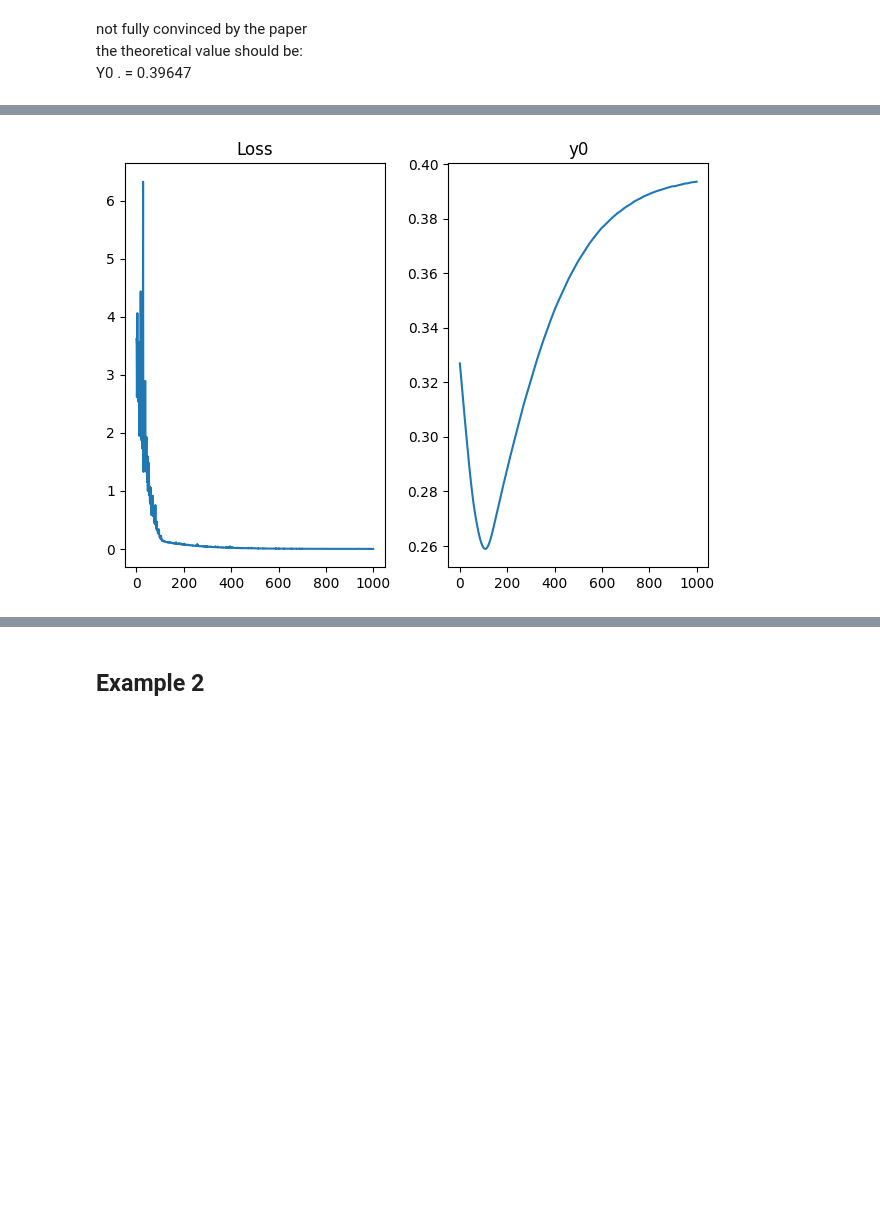
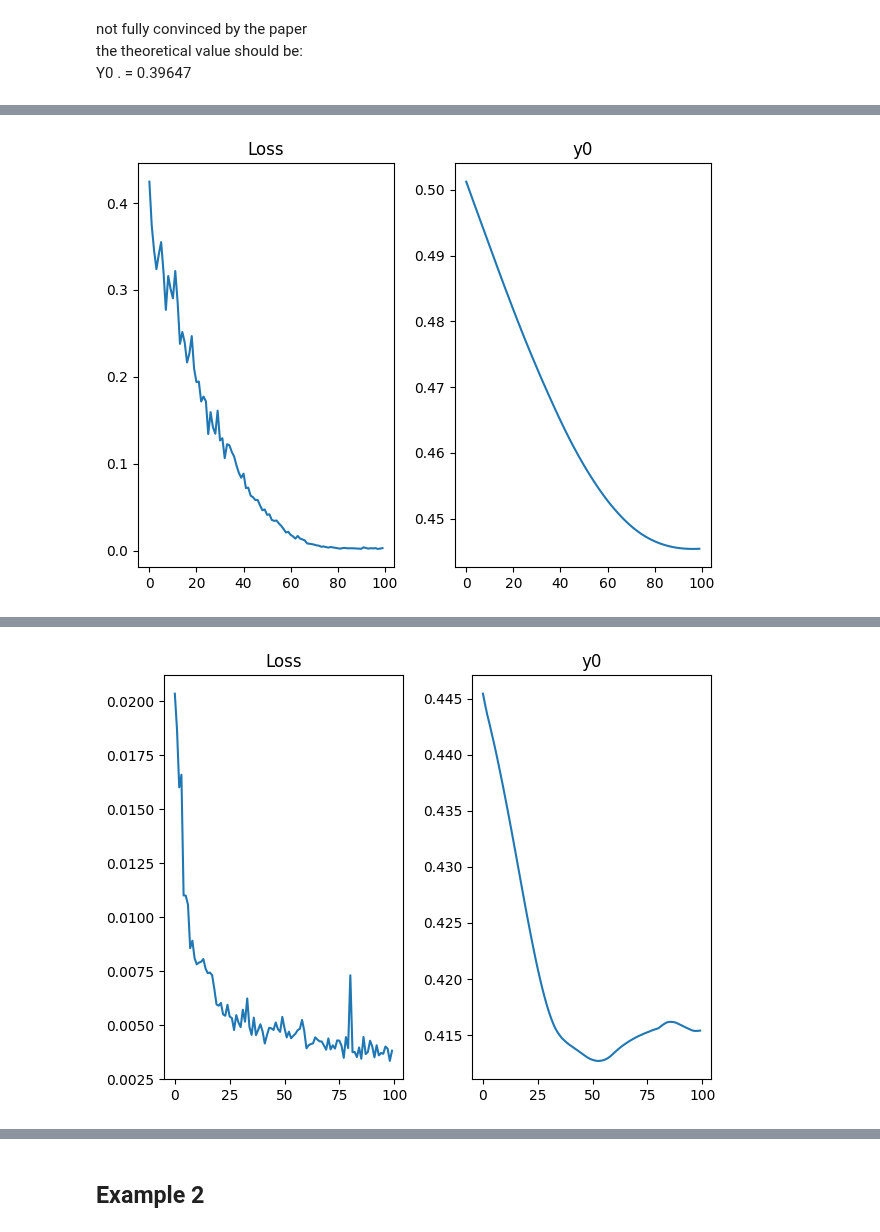
Before and after one commit to ISIPINK/Assignment_Financial_Mathematics_2024, a Jupyter notebook: deep BSDE tests/torch_git.ipynb, the cells around one changed output, grey strips where cells are left out. Drawn from its saved outputs; the diff is of its cells as text; code cells hidden in the pictures; blank space fills up the shorter version.

Commit message:
introduced multiscale training

```diff
--- a/deep BSDE tests/torch_git.ipynb
+++ b/deep BSDE tests/torch_git.ipynb
@@ -130,16 +323,18 @@ bsde_solver = BSDEsolver(equation, dim_h)
 # %%
 import matplotlib.pyplot as plt
 
-torch.manual_seed(44)
-loss, y0=bsde_solver.train(batch_size, N, itr, log=True)
+torch.manual_seed(46)
+NN = [2, 5, 10,20,40]
+itrs = [1000,1000,500,200,100]
+for N,itr in zip(NN,itrs):
+    loss, y0=bsde_solver.train(batch_size, N,itr, log=True)
+    fig, axs = plt.subplots(1,2)
+    axs[0].plot(loss)
+    axs[0].set_title('Loss')
 
-fig, axs = plt.subplots(1,2)
-axs[0].plot(loss)
-axs[0].set_title('Loss')
+    axs[1].plot(y0)
+    axs[1].set_title('y0')
 
-axs[1].plot(y0)
-axs[1].set_title('y0')
-
-plt.tight_layout()
-plt.show()
+    plt.tight_layout()
+    plt.show()
 # %% [output]
@@ -236,16 +385,18 @@ def g(x):
 equation = fbsde(x_0, b, sigma, f, g, T,dim_x, dim_y, dim_d)
 
 bsde_solver = BSDEsolver(equation, dim_h)
-loss , y0 = bsde_solver.train(batch_size, N, itr, log=True)
+torch.manual_seed(46)
+NN = [2, 5, 20,40,100]
+itrs = [100,100,100,20,20]
+for N,itr in zip(NN,itrs):
+    loss, y0=bsde_solver.train(batch_size, N,itr, log=True)
+    fig, axs = plt.subplots(1,2)
+    axs[0].plot(loss)
+    axs[0].set_title('Loss')
 
-fig, axs = plt.subplots(1,2)
+    axs[1].plot(y0)
+    axs[1].set_title('y0')
 
-axs[0].plot(loss)
-axs[0].set_title('Loss')
-
-axs[1].plot(y0)
-axs[1].set_title('y0')
-
-plt.tight_layout()
-plt.show()
+    plt.tight_layout()
+    plt.show()
 # %% [output]
@@ -272 +423 @@ loss:    0.00 y0:    0.39 done: 95.00% Iteration: 950
-[figure, old version]
+[figure, new version]
@@ -272,0 +444 @@ loss:    0.00 y0:    0.39 done: 95.00% Iteration: 950
+[figure, added]
```
Also changed, not shown: parts of 8 cells of this notebook, 1 other file.
